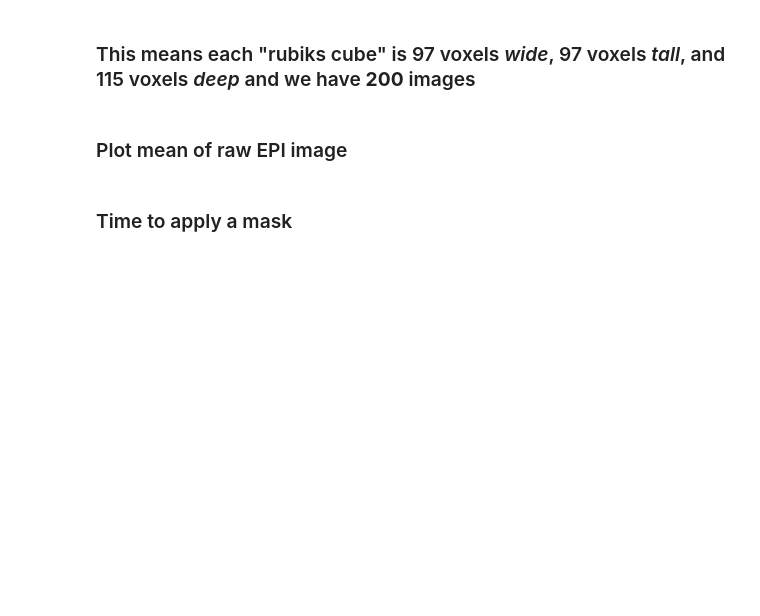
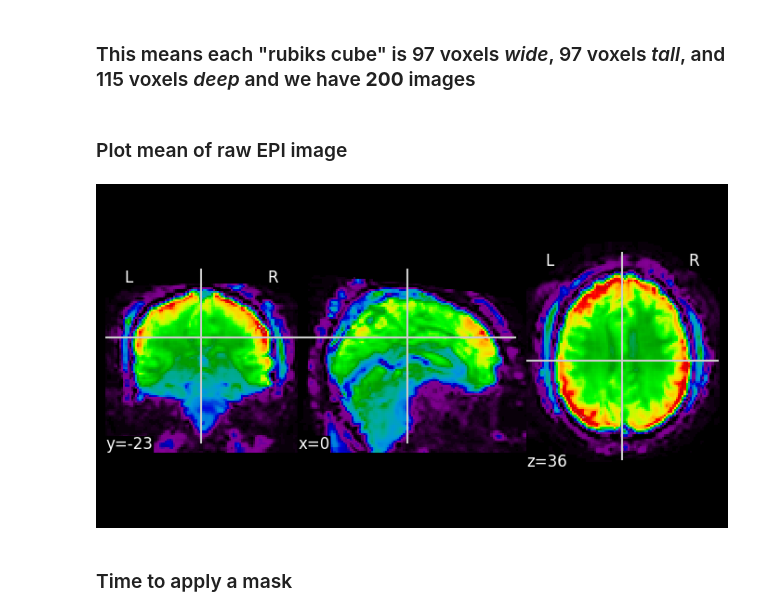
Before and after one commit to MataiMRI/intern_img_proc_workshop, a Jupyter notebook: intern_fmri_workshop.ipynb, the cells around one changed output. Cells and saved outputs as stored; diff of their text form; code cells hidden in the pictures; blank space fills up the shorter version.

```diff
--- a/intern_fmri_workshop.ipynb
+++ b/intern_fmri_workshop.ipynb
@@ -86,5 +86,5 @@ from mne.stats import fdr_correction
 # %% [markdown]
 ### Figure out where we are on our computer
 # %%
-datadir = "/nesi/nobackup/uoa03264/Workshop/fmri"
+datadir = "/nesi/nobackup/uoa03979/data_dir/fmri"
 print(datadir)
@@ -117,6 +126,9 @@ print(epi_img_data.shape)
 # %%
 mean_epi = image.mean_img(epi_img)
 plotting.plot_epi(mean_epi)
+del epi_img
+# %% [output]
+[figure, added]
 # %% [markdown]
 ### Time to apply a mask
 # %% [markdown]
```
Also changed, not shown: parts of 26 cells of this notebook, 1 other file.
